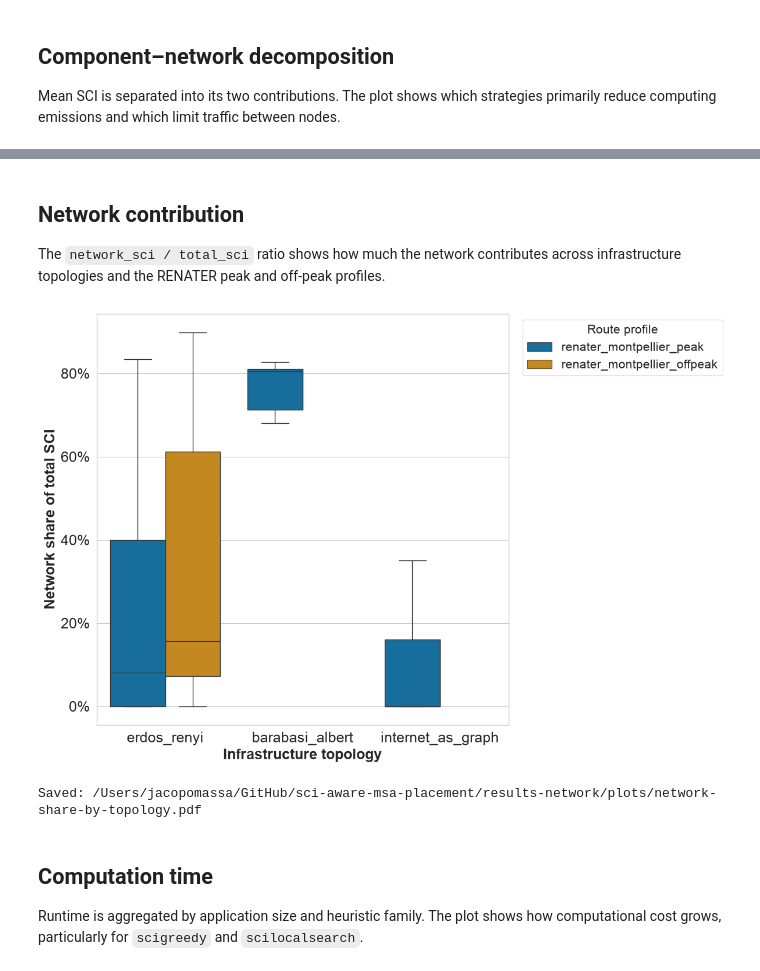
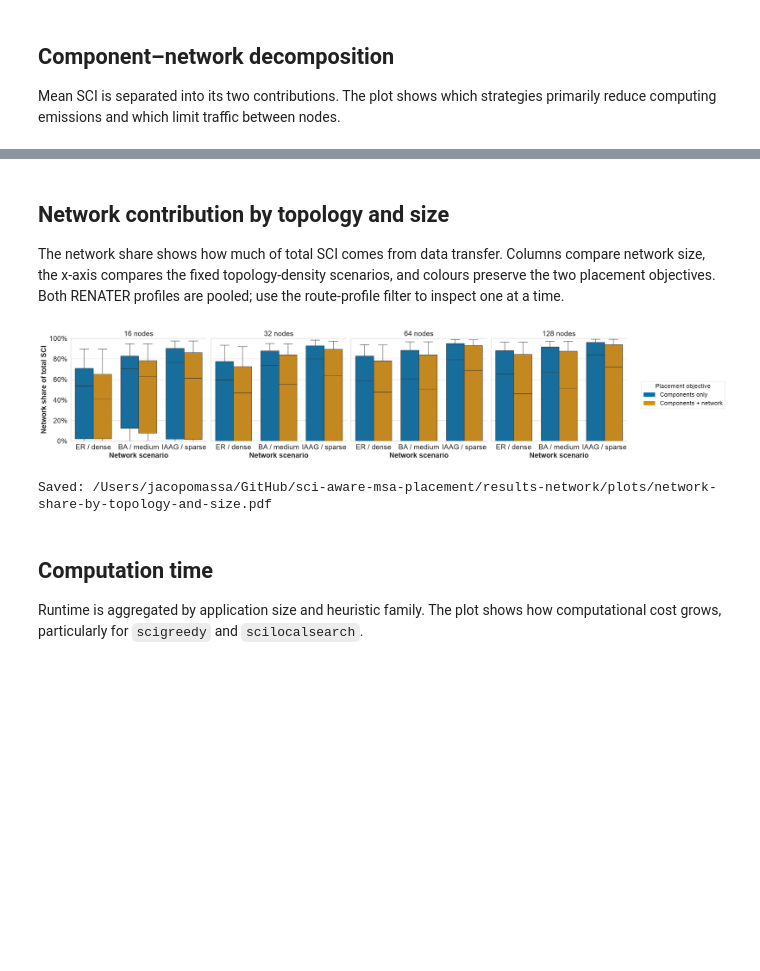
Before and after one commit to di-unipi-socc/sci-aware-msa-placement, a Jupyter notebook: results-network/analyse.ipynb, the cells around one changed output, grey strips where cells are left out. Cells and saved outputs as stored; diff of their text form; code cells hidden in the pictures; blank space fills up the shorter version.

```diff
--- a/results-network/analyse.ipynb
+++ b/results-network/analyse.ipynb
@@ -98,6 +101,17 @@ data["objective_sci"] = np.where(
     data["component_sci"],
     data["total_sci"],
 )
+data["objective_sci_g"] = data["objective_sci"] * 1000
+data["scope_label"] = data["scope"].map({
+    "components_only": "Components only",
+    "components_and_network": "Components + network",
+})
+topology_label = data["infrastructure_topology"].map({
+    "erdos_renyi": "ER",
+    "barabasi_albert": "BA",
+    "internet_as_graph": "IAAG",
+})
+data["network_scenario"] = topology_label + " / " + data["infrastructure_density"]
 
 data["network_share"] = np.where(
     data["total_sci"] > 0,
@@ -262,25 +289,39 @@ save_plot("sci-decomposition")
 Saved: /Users/jacopomassa/GitHub/sci-aware-msa-placement/results-network/plots/sci-decomposition.pdf
 # %% [markdown]
-## Network contribution
+## Network contribution by topology and size
 
-The `network_sci / total_sci` ratio shows how much the network contributes across infrastructure topologies and the RENATER peak and off-peak profiles.
+The network share shows how much of total SCI comes from data transfer. Columns compare network size, the x-axis compares the fixed topology-density scenarios, and colours preserve the two placement objectives. Both RENATER profiles are pooled; use the route-profile filter to inspect one at a time.
 # %%
-plt.figure(figsize=(12, 8))
-sns.boxplot(
+g = sns.catplot(
     data=data,
-    x="infrastructure_topology",
+    x="network_scenario",
     y="network_share",
-    hue="route_profile",
+    hue="scope_label",
+    col="infrastructure_size",
+    kind="box",
+    height=4.0,
+    aspect=0.95,
+    sharey=True,
     showfliers=False,
+    legend=False,
+    margin_titles=True,
 )
-plt.xlabel("Infrastructure topology")
-plt.ylabel("Network share of total SCI")
-plt.gca().yaxis.set_major_formatter(plt.matplotlib.ticker.PercentFormatter(1.0))
-plt.legend(title="Route profile", bbox_to_anchor=(1.02, 1), loc="upper left")
-save_plot("network-share-by-topology")
+g.figure.set_size_inches(24, 4.8)
+g.set_axis_labels("Network scenario", "Network share of total SCI")
+g.set_titles(col_template="{col_name} nodes")
+g.set(ylim=(0, 1))
+for ax in g.axes.flat:
+    ax.yaxis.set_major_formatter(plt.matplotlib.ticker.PercentFormatter(1.0))
+legend_handles = [
+    Patch(facecolor=color, label=label)
+    for color, label in zip(sns.color_palette("colorblind", 2), ["Components only", "Components + network"])
+]
+g.figure.legend(handles=legend_handles, title="Placement objective", loc="center left", bbox_to_anchor=(0.88, 0.5))
+g.figure.tight_layout(rect=[0, 0, 0.87, 1])
+save_plot("network-share-by-topology-and-size", g.fig)
 # %% [output]
-[figure, old version]
+[figure, new version]
-Saved: /Users/jacopomassa/GitHub/sci-aware-msa-placement/results-network/plots/network-share-by-topology.pdf
+Saved: /Users/jacopomassa/GitHub/sci-aware-msa-placement/results-network/plots/network-share-by-topology-and-size.pdf
 # %% [markdown]
 ## Computation time
 
```
Also changed, not shown: parts of 10 cells of this notebook, 9 other files.
